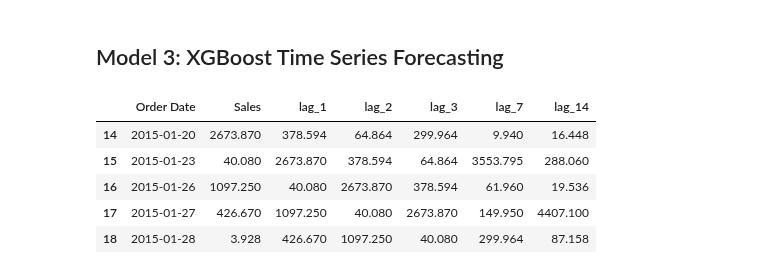
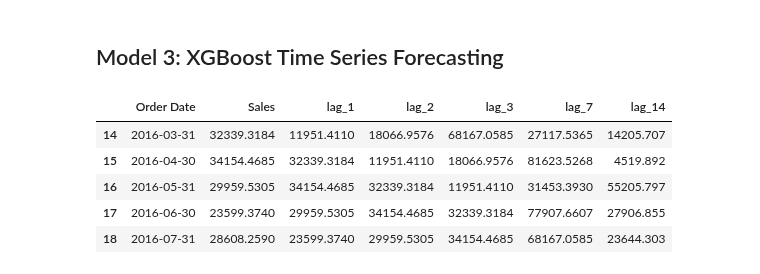
Before and after one commit to opmeenaji81/SalesForecasting_OmprakashMeena, a Jupyter notebook: analysis.ipynb, the cells around one changed output. Cells and saved outputs as stored; diff of their text form; code cells hidden in the pictures.

```diff
--- a/analysis.ipynb
+++ b/analysis.ipynb
@@ -1595,17 +1598,17 @@ import numpy as np
 # %%
 # Lag feature and feature engineering
 
-xgb_df = daily_sales.copy()
+xgb_df = monthly_sales.copy()
 lags = [1, 2, 3, 7, 14]
 
 for lag in lags:
     xgb_df[f'lag_{lag}'] = xgb_df['Sales'].shift(lag)
 xgb_df = xgb_df.dropna()
 xgb_df.head()
 # %% [output]
 |  | Order Date | Sales | lag_1 | lag_2 | lag_3 | lag_7 | lag_14 |
-| 14 | 2015-01-20 | 2673.870 | 378.594 | 64.864 | 299.964 | 9.940 | 16.448 |
-| 15 | 2015-01-23 | 40.080 | 2673.870 | 378.594 | 64.864 | 3553.795 | 288.060 |
-| 16 | 2015-01-26 | 1097.250 | 40.080 | 2673.870 | 378.594 | 61.960 | 19.536 |
-| 17 | 2015-01-27 | 426.670 | 1097.250 | 40.080 | 2673.870 | 149.950 | 4407.100 |
-| 18 | 2015-01-28 | 3.928 | 426.670 | 1097.250 | 40.080 | 299.964 | 87.158 |
+| 14 | 2016-03-31 | 32339.3184 | 11951.4110 | 18066.9576 | 68167.0585 | 27117.5365 | 14205.707 |
+| 15 | 2016-04-30 | 34154.4685 | 32339.3184 | 11951.4110 | 18066.9576 | 81623.5268 | 4519.892 |
+| 16 | 2016-05-31 | 29959.5305 | 34154.4685 | 32339.3184 | 11951.4110 | 31453.3930 | 55205.797 |
+| 17 | 2016-06-30 | 23599.3740 | 29959.5305 | 34154.4685 | 32339.3184 | 77907.6607 | 27906.855 |
+| 18 | 2016-07-31 | 28608.2590 | 23599.3740 | 29959.5305 | 34154.4685 | 68167.0585 | 23644.303 |
```
Also changed, not shown: parts of 31 cells of this notebook.
